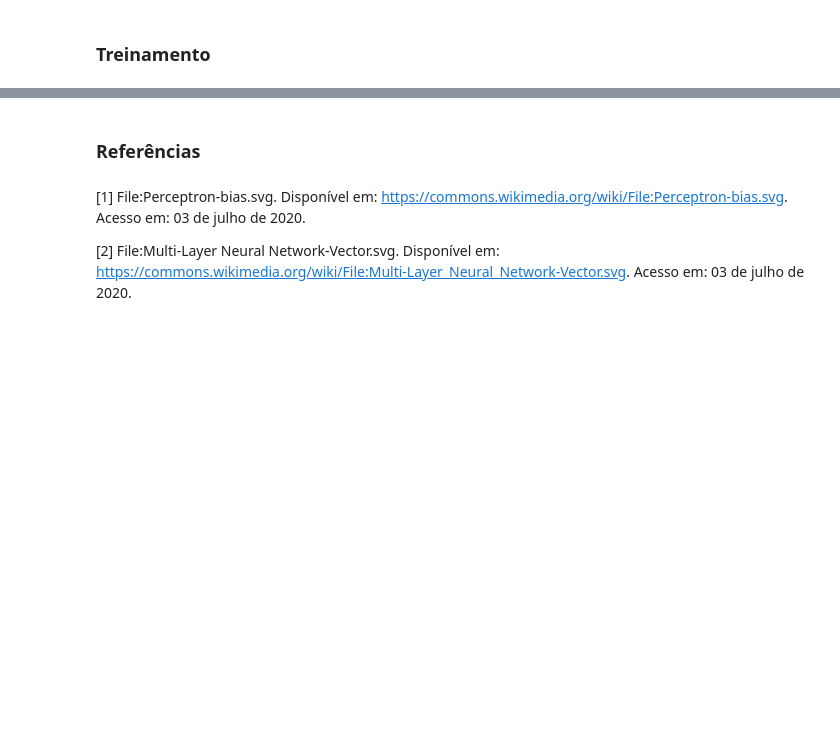
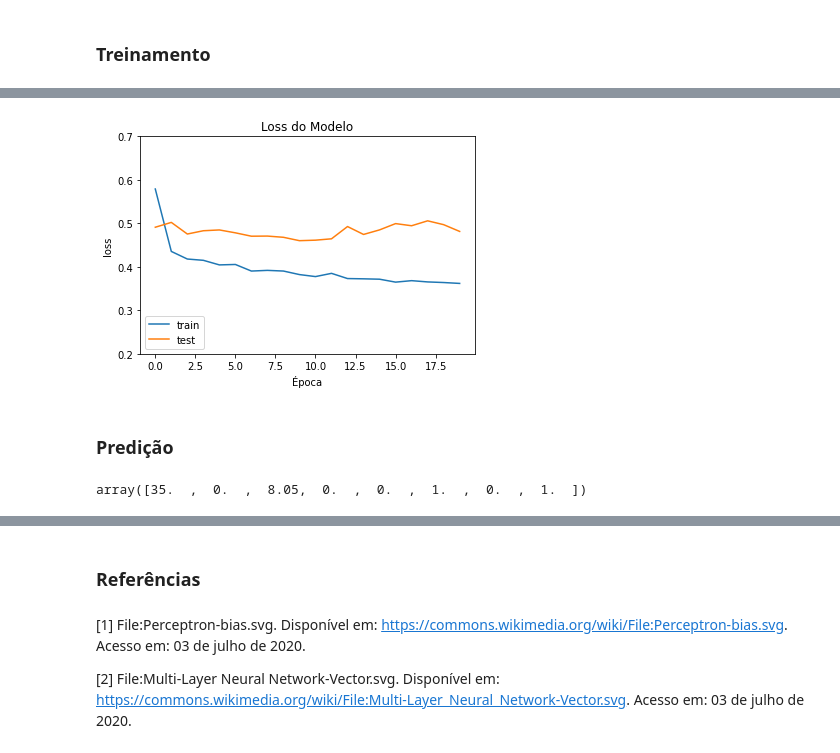
Before and after one commit to alcunha/nn-with-tf, a Jupyter notebook: Fully-Connected-Neural-Networks-with-TF.ipynb, the cells around one changed output, grey strips where cells are left out. Drawn from its saved outputs; the diff is of its cells as text; code cells hidden in the pictures; blank space fills up the shorter version.

```diff
--- a/Fully-Connected-Neural-Networks-with-TF.ipynb
+++ b/Fully-Connected-Neural-Networks-with-TF.ipynb
@@ -468,0 +465,13 @@ Epoch 20/20
+# %%
+plt.plot(history.history['loss'])
+plt.plot(history.history['val_loss'])
+plt.ylim([0.2, 0.7])
+plt.title('Loss do Modelo')
+plt.ylabel('loss')
+plt.xlabel('Época')
+plt.legend(['train', 'test'], loc='lower left')
+plt.show()
+# %% [output]
+[figure, added]
+# %% [markdown]
+### Predição
@@ -468,0 +480,4 @@ Epoch 20/20
+# %%
+features.numpy()[0]
+# %% [output]
+array([35.  ,  0.  ,  8.05,  0.  ,  0.  ,  1.  ,  0.  ,  1.  ])
```
Also changed, not shown: parts of 11 cells of this notebook.
